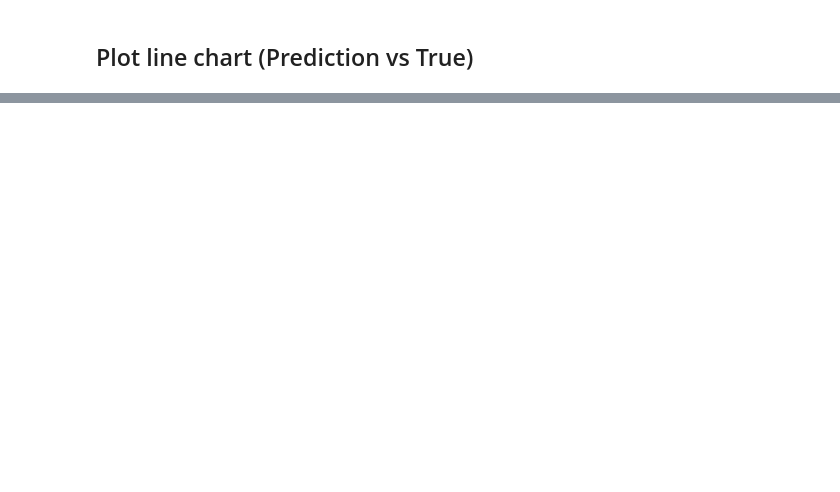
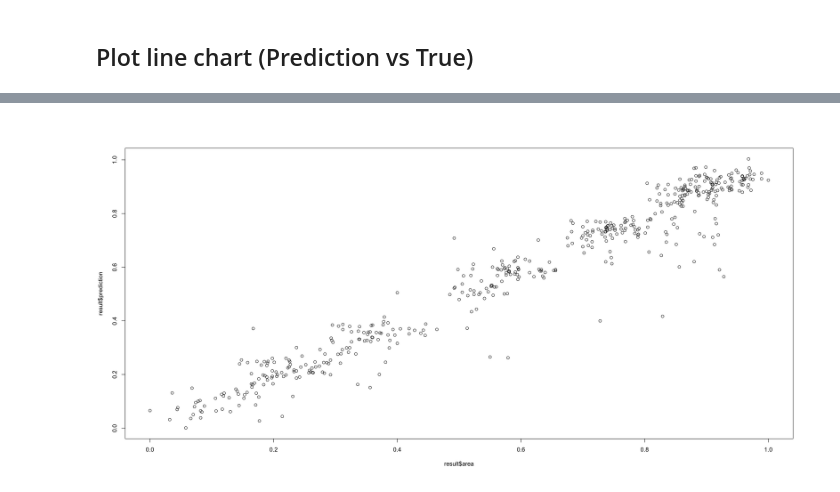
Before and after one commit to theiresearch/ArcticSeaIce, a Jupyter notebook: 4-Neural_Networks_area.ipynb, the cells around one changed output, grey strips where cells are left out. Saved outputs shown, nothing was run; the diff lists cells and outputs as text; code cells hidden in the pictures; blank space fills up the shorter version.

Commit message:
update for result

```diff
--- a/4-Neural_Networks_area.ipynb
+++ b/4-Neural_Networks_area.ipynb
@@ -85,0 +86,4 @@ legend("topright", inset=.05, c("Prediction","True"),bty = 'n',lty=c(1, 1),  col
+# %%
+plot(result$area, result$prediction)
+# %% [output]
+[figure, added]
```
Also changed, not shown: parts of 2 cells of this notebook, 1 other file.
